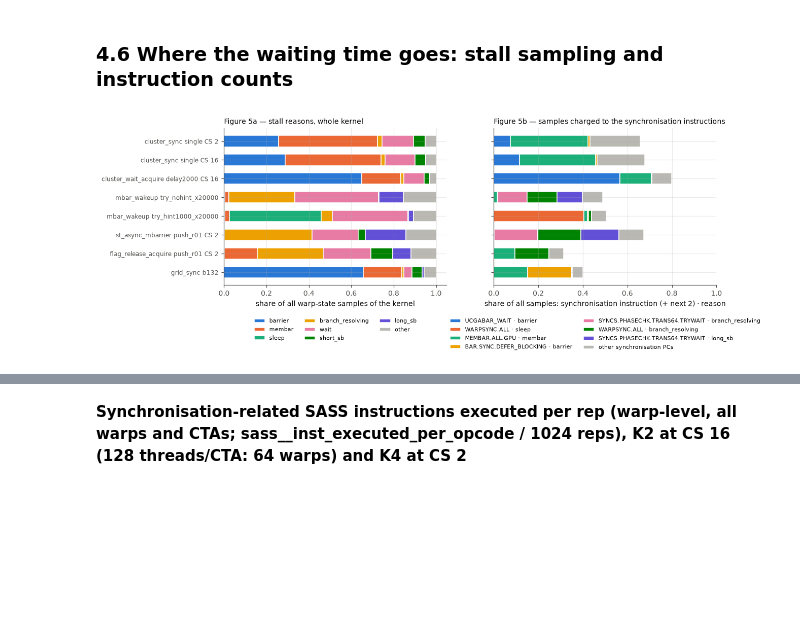
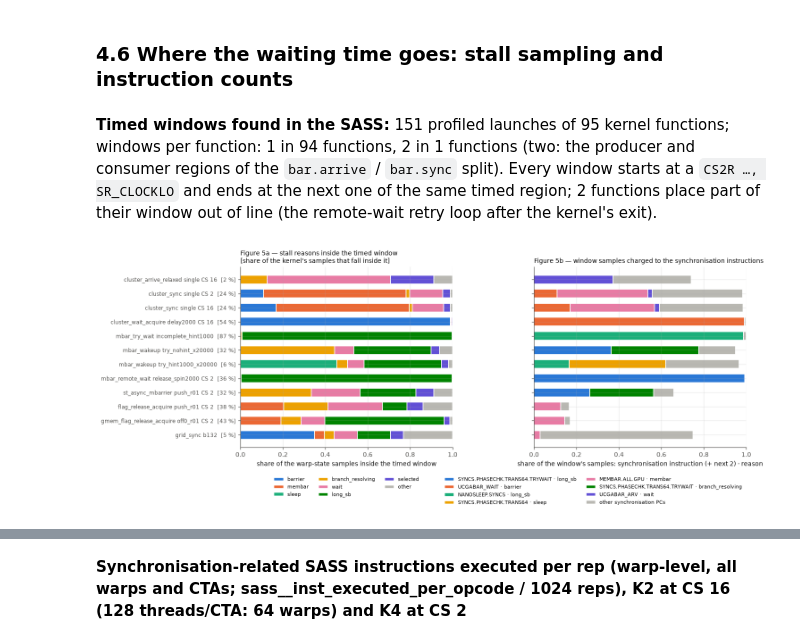
Before and after one commit to lomolisso/h100-microbench, a Jupyter notebook: experiments/07__synchronization_primitives/07__synchronization_primitives.ipynb, the cells around one changed output, grey strips where cells are left out. Cells and saved outputs as stored; diff of their text form; code cells hidden in the pictures; blank space fills up the shorter version.

```diff
--- a/experiments/07__synchronization_primitives/07__synchronization_primitives.ipynb
+++ b/experiments/07__synchronization_primitives/07__synchronization_primitives.ipynb
@@ -578,7 +587,8 @@ display(table(p3, ["primitive", "smid_src", "smid_dst"], "one_way_ns").set_index
 p4 = P["k4"].copy()
 p4["pair"] = p4.variant.str[-3:]
 p4["place"] = np.where(p4.cs == 2, "CS 2, ranks 0↔1 (SMs " + p4.smid_src.astype(str) + "/" + p4.smid_dst.astype(str) + ")",
-                       np.where(p4.pair == "r01", "CS 4, ranks 0↔1 (TPC mates)", "CS 4, ranks 0↔2 (different TPCs)"))
+                       np.where(p4.pair == "r01", "CS 4, ranks 0↔1 (TPC mates, SMs " + p4.smid_src.astype(str) + "/" + p4.smid_dst.astype(str) + ")",
+                                "CS 4, ranks 0↔2 (different TPCs, SMs " + p4.smid_src.astype(str) + "/" + p4.smid_dst.astype(str) + ")"))
 p4["method"] = p4.primitive.astype(str) + np.where(p4.primitive == "gmem_flag_release_acquire",
                                                   " (" + p4.variant.str.split("_").str[0] + ")", "")
 s = stats(p4, ["method", "place"], "round_trip_cycles")
@@ -689,16 +770,29 @@ display(t.set_index(["state", "B"])[["median [p5–p95]", "slowest warp", "n"]].
 # %%
 st = pd.read_csv(f"{RES}/07__sync__stalls.csv")
 st = st[st.run_id.isin(st.groupby("kernel").run_id.max())]  # the latest ncu invocation of each binary
-# A sampled warp is reported at the instruction it waits to issue, often the one after the stalling instruction (ERRBAR
-# after MEMBAR, the instruction after NANOSLEEP or BAR.SYNC). Each PC is therefore charged to the nearest preceding
-# synchronisation instruction at most 0x20 bytes (two instructions) before it, if any ("owner").
 pcs = pd.read_csv(f"{RES}/07__sync__ncu_pcs.csv")
 pcs = pcs[pcs.run_id.isin(st.run_id.unique())].copy()
+# Timed window of every profiled kernel: the PCs on a control-flow path from its t0 %clock64 read to its t1 read, found
+# in the SASS (common07.timed_windows). Samples outside it belong to the untimed scaffolding of each rep (the aligning
+# cluster.sync / bar.sync, the drain fence, settle spins, the result record), which is not part of the measured cost.
+WIN, WCHK = window_pcs(pcs)
+st = st.merge(WIN, on=["run_id", "launch_idx", "pc_offset"], how="left")
+st["in_window"] = st.window.notna()
+nfun = WCHK.kernel_name.nunique()
+nwin = WCHK.drop_duplicates("kernel_name").n_windows.value_counts().to_dict()
+display(Markdown(
+    f"**Timed windows found in the SASS:** {len(WCHK)} profiled launches of {nfun} kernel functions; windows per function: "
+    + ", ".join(f"{k} in {v} functions" for k, v in sorted(nwin.items()))
+    + f" (two: the producer and consumer regions of the `bar.arrive` / `bar.sync` split). Every window starts at a "
+    f"`CS2R …, SR_CLOCKLO` and ends at the next one of the same timed region; "
+    f"{int((~WCHK.drop_duplicates('kernel_name').contiguous).sum())} functions place part of their window out of line "
+    "(the remote-wait retry loop after the kernel's exit)."))
+# A sampled warp is reported at the instruction it waits to issue, often the one after the stalling instruction (ERRBAR
+# after MEMBAR, the instruction after NANOSLEEP or BAR.SYNC). Each window PC is therefore charged to the nearest
+# preceding synchronisation instruction at most 0x20 bytes (two instructions) before it, if any ("owner").
 pcs["off"] = pcs.pc_offset.apply(lambda h: int(h, 16))
 pcs["op"] = pcs.sass.str.replace(r"^@!?U?P\w+\s+", "", regex=True).str.split().str[0].str.rstrip(";")
 SYNCOP = ("UCGABAR_ARV", "UCGABAR_WAIT", "MEMBAR", "SYNCS.PHASECHK", "NANOSLEEP", "BAR.SYNC", "BAR.ARV", "WARPSYNC")
-# WARPSYNC: where the idle lanes of a warp whose lane 0 polls are parked (reconvergence point); a warp whose lane 0 sleeps
-# in NANOSLEEP.SYNCS is sampled there.
 own = []
 for (r, l), g in pcs.sort_values("off").groupby(["run_id", "launch_idx"]):
     last = None
@@ -708,52 +802,61 @@ for (r, l), g in pcs.sort_values("off").groupby(["run_id", "launch_idx"]):
         if last is not None and off - last[0] <= 0x20:
             own.append((r, l, pc, last[1]))
 OWNER = pd.DataFrame(own, columns=["run_id", "launch_idx", "pc_offset", "owner"])
-picks = [("k2", "cluster_sync", "single", 2), ("k2", "cluster_sync", "single", 16), ("k2", "cluster_wait_acquire", "delay2000", 16),
-         ("k3", "mbar_wakeup", "try_nohint_x20000", 0), ("k3", "mbar_wakeup", "try_hint1000_x20000", 0),
-         ("k4", "st_async_mbarrier", "push_r01", 2), ("k4", "flag_release_acquire", "push_r01", 2), ("k5", "grid_sync", "b132", 0)]
-REASONS = ["barrier", "membar", "sleep", "branch_resolving", "wait", "no_inst", "short_sb", "long_sb", "misc", "selected", "not_selected"]
-fig, axs = plt.subplots(1, 2, figsize=(12, 4.6), gridspec_kw=dict(width_ratios=[1, 1]))
-lab, frac_all, frac_pc = [], [], []
+picks = [("k2", "cluster_arrive_relaxed", "single", 16), ("k2", "cluster_sync", "single", 2),
+         ("k2", "cluster_sync", "single", 16), ("k2", "cluster_wait_acquire", "delay2000", 16),
+         ("k3", "mbar_try_wait", "incomplete_hint1000", 0), ("k3", "mbar_wakeup", "try_nohint_x20000", 0),
+         ("k3", "mbar_wakeup", "try_hint1000_x20000", 0), ("k3", "mbar_remote_wait", "release_spin2000", 2),
+         ("k4", "st_async_mbarrier", "push_r01", 2), ("k4", "flag_release_acquire", "push_r01", 2),
+         ("k4", "gmem_flag_release_acquire", "off0_r01", 2), ("k5", "grid_sync", "b132", 0)]
+REASONS = ["barrier", "membar", "sleep", "branch_resolving", "wait", "no_inst", "short_sb", "long_sb", "mio", "misc", "selected",
+           "not_selected"]
+lab, frac_win, frac_pc, wshare = [], [], [], []
 for kg, prim, var, cs in picks:
     q = st[(st.kernel == kg) & (st.primitive == prim) & (st.variant == var) & ((st.cs == cs) | (cs == 0))]
-    tot = q.samples.sum()
+    qw = q[q.in_window]
+    tot = qw.samples.sum()
     lab.append(f"{prim} {var}" + (f" CS {cs}" if cs else ""))
-    frac_all.append(q.groupby("stall_reason").samples.sum() / tot)
-    w = q.merge(OWNER, on=["run_id", "launch_idx", "pc_offset"], how="inner")
+    wshare.append(tot / q.samples.sum())
+    frac_win.append(qw.groupby("stall_reason").samples.sum() / tot)
+    w = qw.merge(OWNER, on=["run_id", "launch_idx", "pc_offset"], how="inner")
     frac_pc.append(w.groupby(["owner", "stall_reason"]).samples.sum() / tot)
-F = pd.DataFrame(frac_all, index=lab).fillna(0)
+fig, axs = plt.subplots(1, 2, figsize=(13.5, 5.6), gridspec_kw=dict(width_ratios=[1, 1]))
+F = pd.DataFrame(frac_win, index=lab).fillna(0)
 cols = [r for r in REASONS if r in F.columns] + [c for c in F.columns if c not in REASONS]
 F = F[cols]
 main = [c for c in F.max().sort_values(ascending=False).index[:7]]  # 7 categorical slots + grey "other"
 main = [c for c in cols if c in main]
 F = pd.concat([F[main], F.drop(columns=main).sum(axis=1).rename("other")], axis=1)
 left = np.zeros(len(F))
 for i, c in enumerate(F.columns):
     axs[0].barh(np.arange(len(F)), F[c], left=left, color=C[i] if c != "other" else "#b9b8b2", label=c, height=0.6,
                 edgecolor="white", linewidth=1)
     left += F[c].values
-axs[0].set_yticks(np.arange(len(F)), F.index, fontsize=8)
+axs[0].set_yticks(np.arange(len(F)), [f"{l}  [{100 * s:.0f} %]" for l, s in zip(F.index, wshare)], fontsize=8)
 axs[0].invert_yaxis()
-axs[0].set_xlabel("share of all warp-state samples of the kernel")
-axs[0].legend(fontsize=7, ncol=3, loc="upper center", bbox_to_anchor=(0.5, -0.18))
-axs[0].set_title("Figure 5a — stall reasons, whole kernel", loc="left", fontsize=9)
+axs[0].set_xlim(0, 1)
+axs[0].set_xlabel("share of the warp-state samples inside the timed window")
+axs[0].legend(fontsize=7, ncol=3, loc="upper center", bbox_to_anchor=(0.5, -0.14))
+axs[0].set_title("Figure 5a — stall reasons inside the timed window\n[share of the kernel's samples that fall inside it]",
+                 loc="left", fontsize=9)
 G = pd.DataFrame(frac_pc, index=lab).fillna(0)
 G.columns = [f"{a} · {b}" for a, b in G.columns]
 keep = list(G.max().sort_values(ascending=False).index[:7])
 G = pd.concat([G[keep], G.drop(columns=keep).sum(axis=1).rename("other synchronisation PCs")], axis=1)
 left = np.zeros(len(G))
 for i, c in enumerate(G.columns):
     axs[1].barh(np.arange(len(G)), G[c], left=left, color=C[i] if i < 7 else "#b9b8b2", label=c, height=0.6,
                 edgecolor="white", linewidth=1)
     left += G[c].values
 axs[1].set_yticks(np.arange(len(G)), [""] * len(G))
 axs[1].invert_yaxis()
 axs[1].set_xlim(0, 1)
-axs[1].set_xlabel("share of all samples: synchronisation instruction (+ next 2) · reason")
-axs[1].legend(fontsize=7, ncol=2, loc="upper center", bbox_to_anchor=(0.5, -0.18))
-axs[1].set_title("Figure 5b — samples charged to the synchronisation instructions", loc="left", fontsize=9)
+axs[1].set_xlabel("share of the window's samples: synchronisation instruction (+ next 2) · reason")
+axs[1].legend(fontsize=7, ncol=2, loc="upper right", bbox_to_anchor=(1.0, -0.14))
+axs[1].set_title("Figure 5b — window samples charged to the synchronisation instructions", loc="left", fontsize=9)
 fig.tight_layout()
 plt.show()
 # %% [output]
+**Timed windows found in the SASS:** 151 profiled launches of 95 kernel functions; windows per function: 1 in 94 functions, 2 in 1 functions (two: the producer and consumer regions of the `bar.arrive` / `bar.sync` split). Every window starts at a `CS2R …, SR_CLOCKLO` and ends at the next one of the same timed region; 2 functions place part of their window out of line (the remote-wait retry loop after the kernel's exit).
-[figure, old version]
+[figure, new version]
 # %%
```
Also changed, not shown: parts of 12 cells of this notebook, 7 other files.
